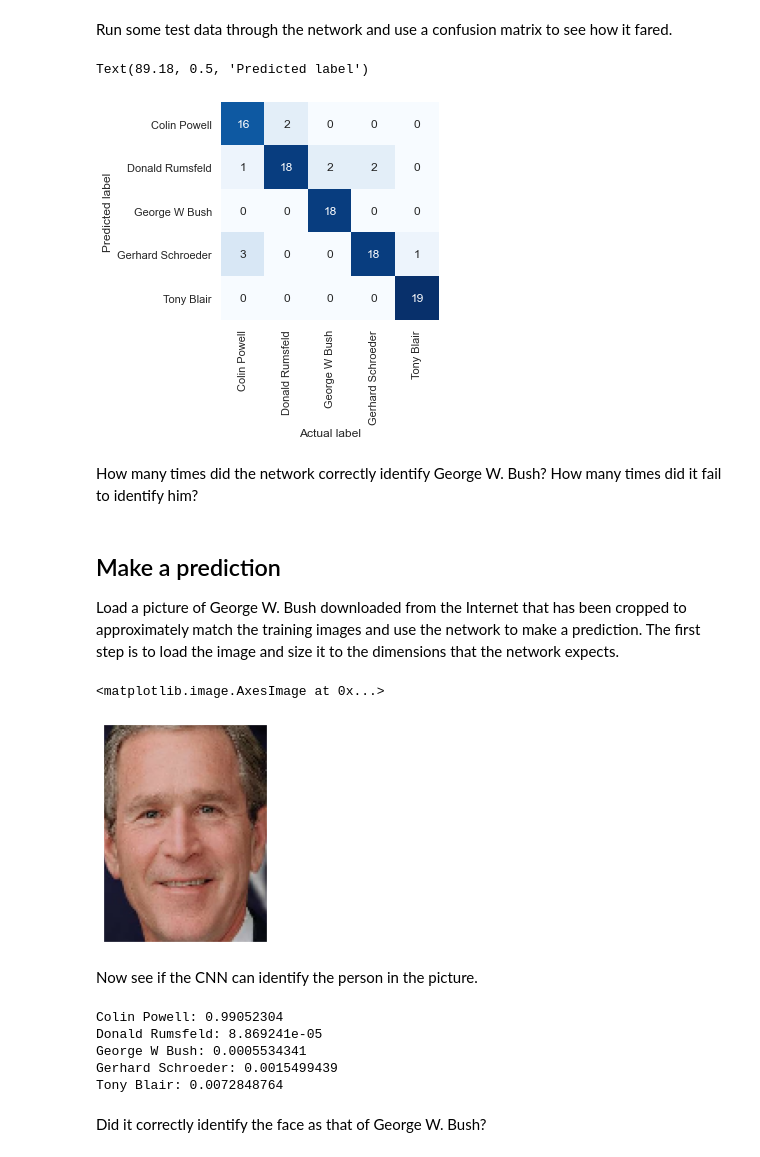
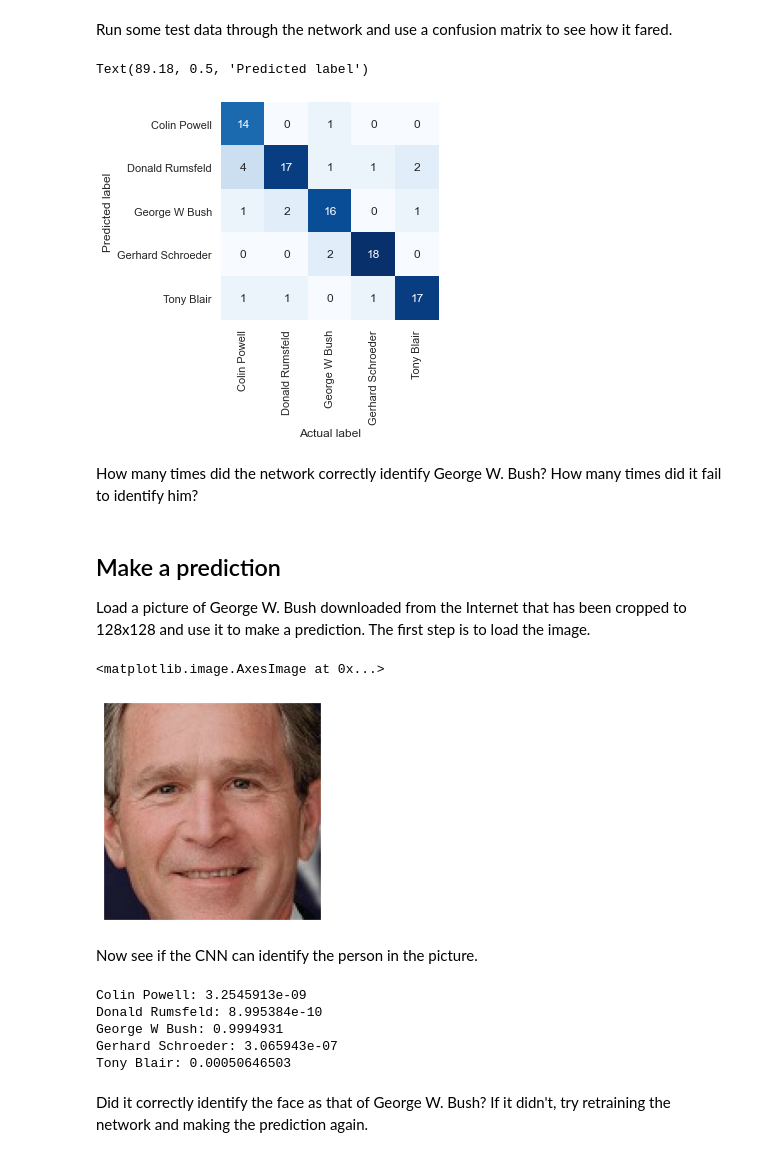
Before and after one commit to jeffprosise/Deep-Learning, a Jupyter notebook: Facial Recognition (CNN).ipynb, the cells around one changed output. Drawn from its saved outputs; the diff is of its cells as text; code cells hidden in the pictures.

```diff
--- a/Facial Recognition (CNN).ipynb
+++ b/Facial Recognition (CNN).ipynb
@@ -15,7 +15,7 @@ import numpy as np
 import pandas as pd
 from sklearn.datasets import fetch_lfw_people
 
-faces = fetch_lfw_people(min_faces_per_person=100, resize=1.0, color=True)
+faces = fetch_lfw_people(min_faces_per_person=100, resize=1.0, slice_=(slice(60, 188), slice(60, 188)), color=True)
 class_count = len(faces.target_names)
 
 print(faces.target_names)
@@ -61,7 +62,8 @@ mask = np.zeros(faces.target.shape, dtype=np.bool)
 for target in np.unique(faces.target):
     mask[np.where(faces.target == target)[0][:100]] = 1
 
-x_faces = faces.images[mask]
+x_faces = faces.data[mask]
 y_faces = faces.target[mask]
+x_faces = np.reshape(x_faces, (x_faces.shape[0], faces.images.shape[1], faces.images.shape[2], faces.images.shape[3]))
 x_faces.shape
 # %% [output]
@@ -71,9 +73,8 @@ The next step is to preprocess the image data and convert the target values (the
 # %%
 from keras.utils import to_categorical
 from sklearn.model_selection import train_test_split
-from keras.applications.imagenet_utils import preprocess_input
 
-face_images = preprocess_input(x_faces, mode='torch') # Scale pixel values to 0-1 and normalize using ImageNet data
+face_images = x_faces / 255 # Normalize pixel values
 face_labels = to_categorical(y_faces)
 
 x_train, x_test, y_train, y_test = train_test_split(face_images, face_labels, train_size=0.8, stratify=face_labels, random_state=0)
@@ -176,38 +173,37 @@ plt.xlabel('Actual label')
 plt.ylabel('Predicted label')
 # %% [output]
 Text(89.18, 0.5, 'Predicted label')
-[figure, old version]
+[figure, new version]
 # %% [markdown]
 How many times did the network correctly identify George W. Bush? How many times did it fail to identify him?
 # %% [markdown]
 ## Make a prediction
 
-Load a picture of George W. Bush downloaded from the Internet that has been cropped to approximately match the training images and use the network to make a prediction. The first step is to load the image and size it to the dimensions that the network expects.
+Load a picture of George W. Bush downloaded from the Internet that has been cropped to 128x128 and use it to make a prediction. The first step is to load the image.
 # %%
 from keras.preprocessing import image
 
-x = image.load_img('Data/george.jpg', target_size=(face_images.shape[1:3]))
+x = image.load_img('Data/george.jpg', target_size=(face_images.shape[1:]))
 plt.xticks([])
 plt.yticks([])
 plt.imshow(x)
 # %% [output]
 <matplotlib.image.AxesImage at 0x...>
-[figure, old version]
+[figure, new version]
 # %% [markdown]
 Now see if the CNN can identify the person in the picture.
 # %%
-x = image.img_to_array(x)
-x = preprocess_input(x, mode='torch')
+x = image.img_to_array(x) / 255
 x = np.expand_dims(x, axis=0)
 y = model.predict(x)[0]
 
 for i in range(len(y)):
     print(faces.target_names[i] + ': ' + str(y[i]))
 # %% [output]
-Colin Powell: 0.99052304
-Donald Rumsfeld: 8.869241e-05
-George W Bush: 0.0005534341
-Gerhard Schroeder: 0.0015499439
-Tony Blair: 0.0072848764
+Colin Powell: 3.2545913e-09
+Donald Rumsfeld: 8.995384e-10
+George W Bush: 0.9994931
+Gerhard Schroeder: 3.065943e-07
+Tony Blair: 0.00050646503
 # %% [markdown]
-Did it correctly identify the face as that of George W. Bush?
+Did it correctly identify the face as that of George W. Bush? If it didn't, try retraining the network and making the prediction again.
```
Also changed, not shown: parts of 16 cells of this notebook, 1 other file.
